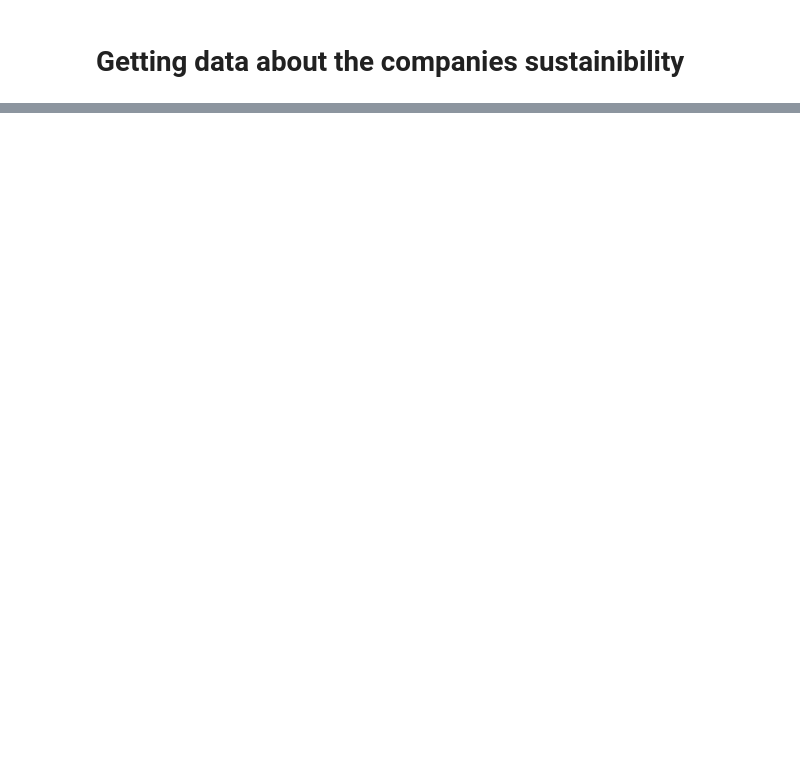
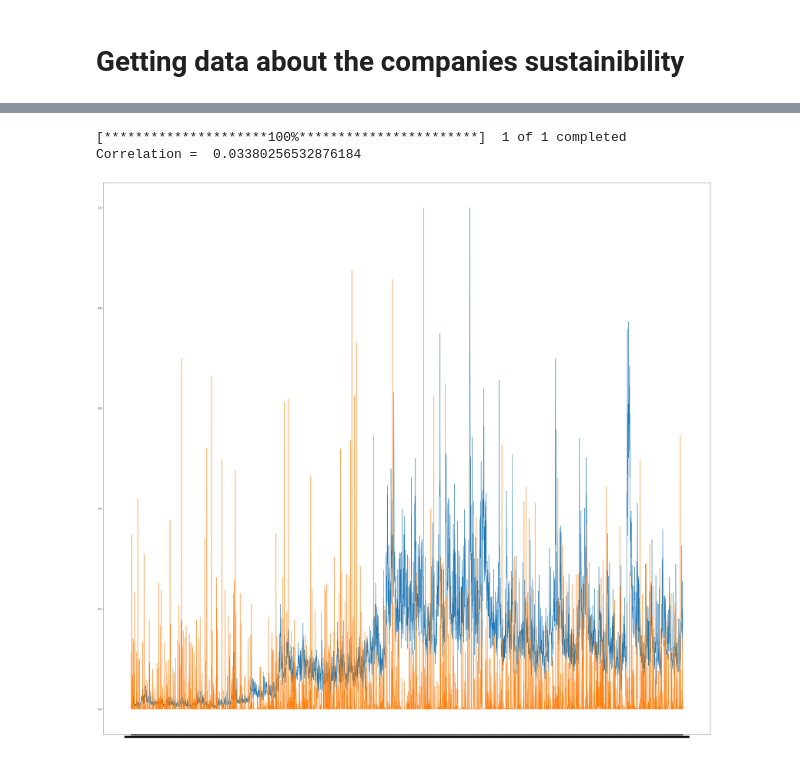
Before and after one commit to banrovegrie/Nostradamus, a Jupyter notebook: src/Nostradamus.ipynb, the cells around one changed output, grey strips where cells are left out. Saved outputs shown, nothing was run; the diff lists cells and outputs as text; code cells hidden in the pictures; blank space fills up the shorter version.

```diff
--- a/src/Nostradamus.ipynb
+++ b/src/Nostradamus.ipynb
@@ -421,0 +505,7 @@ corDf
+# %%
+weather_data.rename(columns={'AWND': 'Wind', 'PRCP': 'Precipitation', 'SNOW':'Snowfall', "SNWD":"Snowdepth", 'TAVG':'Temp'}, inplace=True)
+weather_data = weather_data[~weather_data['Wind'].isnull() & ~weather_data['Temp'].isnull()]
+weather_data = weather_data[~weather_data['Snowfall'].isnull() & ~weather_data['Snowdepth'].isnull()]
+weather_data = weather_data[~weather_data['Precipitation'].isnull()]
+weather_data['Date'] = weather_data['DATE']
+weather_data
@@ -421,0 +526,10 @@ corDf
+# %%
+def toString(timestamp):
+    return timestamp.strftime("%Y-%m-%d")
+# %%
+def dailyData(companyName, attribute):
+    df = yf.download(tickers=companyName, period='max', interval='1d', threads=True)
+    df = df[df[attribute].notna()]
+    df['Date'] = df.apply(lambda x: x.name, axis=1)
+    df.reset_index(drop=True, inplace=True)
+    return df
@@ -421,0 +549,23 @@ corDf
+# %%
+def weather_correlation(weather_data, stock, attribute, weather_param):
+    df = dailyData(stock, attribute)
+    df['Date'] = pd.to_datetime(df['Date'])
+    df['Date'] = df.apply(lambda f: toString(f['Date']), axis=1)
+    x = df[[attribute, 'Date']]
+
+    weather_data['Date'] = pd.to_datetime(weather_data['Date'])
+    weather_data['Date'] = weather_data.apply(lambda f: toString(f['Date']), axis=1)
+    y = weather_data[[weather_param, 'Date']]
+    df_cov = pd.merge(x, y, on='Date', how='inner')
+    correlation = df_cov[attribute].corr(df_cov[weather_param])
+    print("Correlation = ", correlation)
+    print()
+    plt.plot(df_cov['Date'], (df_cov[attribute] - df_cov[attribute].min())/(df_cov[attribute].max() - df_cov[attribute].min()))
+    plt.plot(df_cov['Date'], (df_cov[weather_param] - df_cov[weather_param].min())/(df_cov[weather_param].max() - df_cov[weather_param].min()))
+# %%
+plt.figure(figsize=(45, 42))
+weather_correlation(weather_data, 'SPY', 'Volume', 'Precipitation')
+# %% [output]
+[*********************100%***********************]  1 of 1 completed
+Correlation =  0.03380256532876184
+[figure, added]
```
Also changed, not shown: parts of 21 cells of this notebook.
